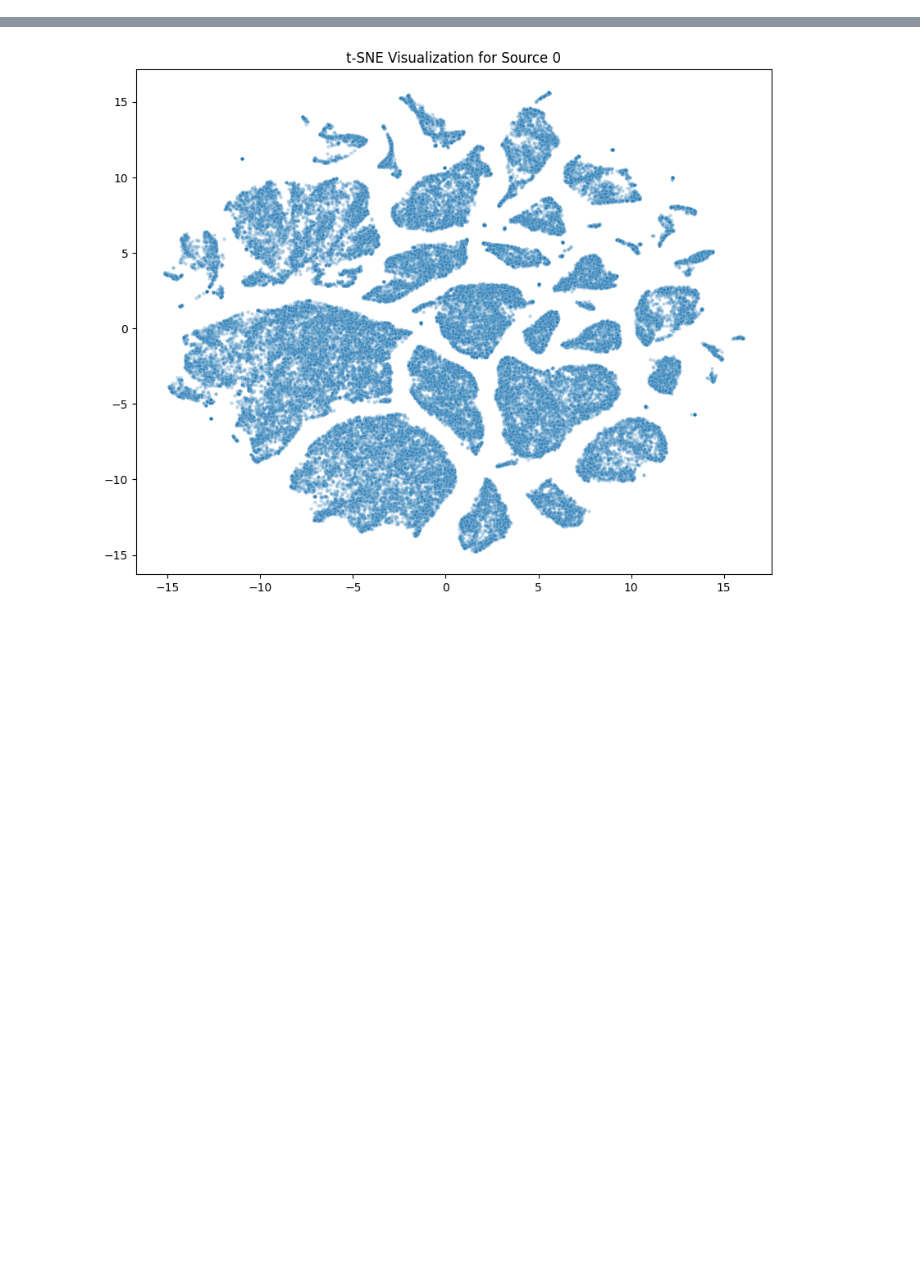
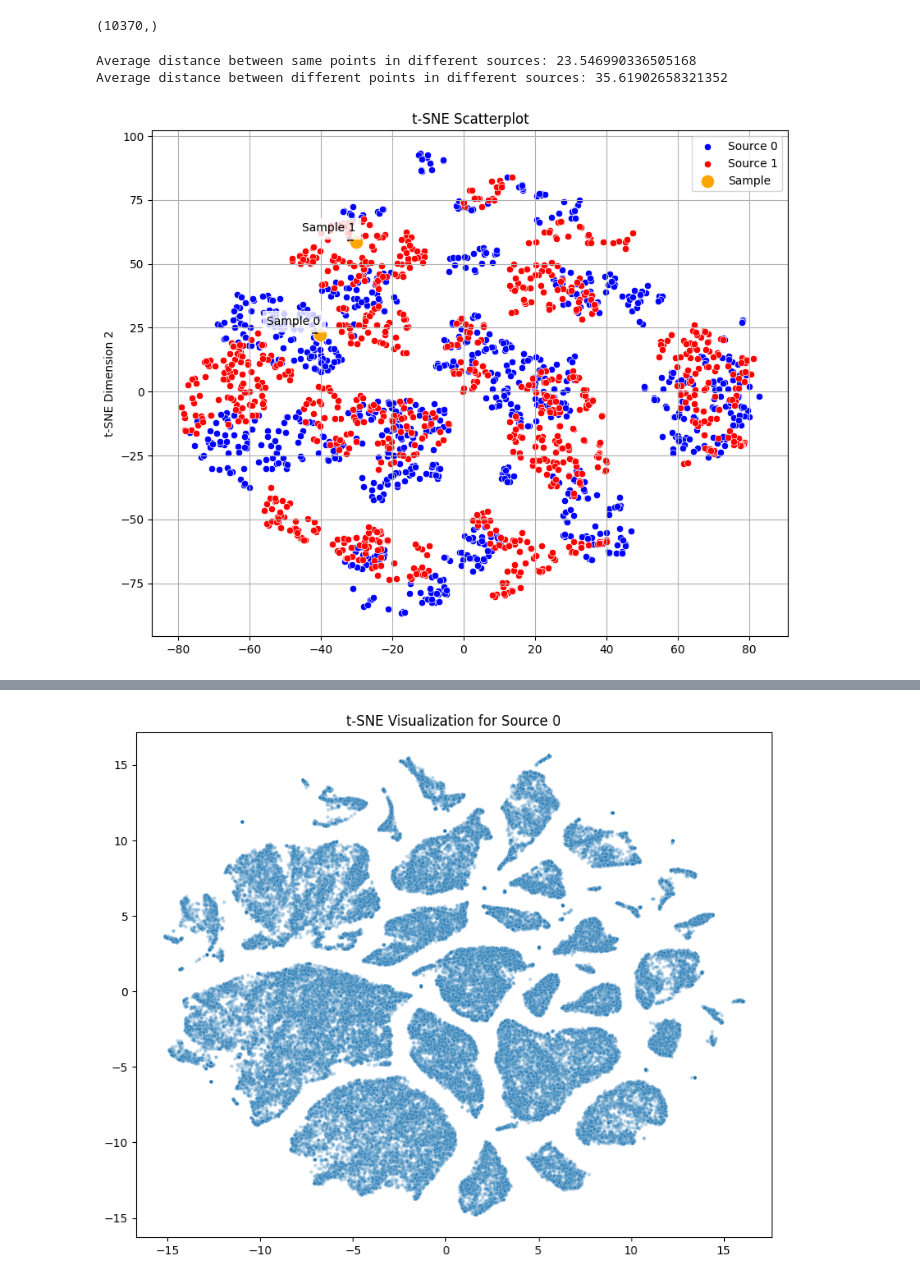
Before and after one commit to odabyskov/DeepLearningProject, a Jupyter notebook: plot/t_SNE/t_SNE_plots.ipynb, the cells around one changed output, grey strips where cells are left out. Cells and saved outputs as stored; diff of their text form; code cells hidden in the pictures; blank space fills up the shorter version.

```diff
--- a/plot/t_SNE/t_SNE_plots.ipynb
+++ b/plot/t_SNE/t_SNE_plots.ipynb
@@ -73,5 +73,83 @@ for d in data:
 x = np.array(tsne_results_x).reshape(-1)
 y = np.array(tsne_results_y).reshape(-1)
 labels = np.array(source_labels).reshape(-1)
+# %%
+print(tsne_results_x[0].shape)
+# %% [output]
+(10370,)
+# %%
+import random
+from typing import Tuple, List
+import seaborn as sns
+
+random.seed(42)
+
+def pairwise_distance(p1: Tuple[float, float], p2: Tuple[float, float]) -> float:
+    return np.sqrt((p1[0]-p2[0])**2 + (p1[1]-p2[1])**2)
+
+def abs_mean(distances: List[float]) -> float:
+    return np.mean(np.abs(distances))
+
+def sample_ranges(indicies: List[int]):
+    ranges = []
+    for idx in indicies:
+        choice = idx
+        while choice == idx:
+            choice = random.choice(indicies)
+
+        ranges.append((idx, choice))
+    return ranges
+
+sample_idx = random.sample(range(len(tsne_results_x[0])-15), 1000)
+idx_ranges = sample_ranges(sample_idx)
+
+distances1 = []
+distances2 = []
+
+for (idx1, idx2) in idx_ranges:
+    p1_1 = (tsne_results_x[0][idx1], tsne_results_y[0][idx1])
+    p2_1 = (tsne_results_x[0][idx2], tsne_results_y[0][idx2])
+    dist1 = pairwise_distance(p1_1, p2_1)
+
+    p1_2 = (tsne_results_x[1][idx1], tsne_results_y[1][idx1])
+    p2_2 = (tsne_results_x[1][idx2], tsne_results_y[1][idx2])
+    dist2 = pairwise_distance(p1_2, p2_2)
+
+    p1_uncor = (tsne_results_x[0][idx1+15], tsne_results_y[0][idx1+15])
+    p2_uncor = (tsne_results_x[0][idx2], tsne_results_y[0][idx2])
+    dist_uncor = pairwise_distance(p1_uncor, p2_uncor)
+
+    distances1.append(dist1-dist2)
+    distances2.append(dist1-dist_uncor)
+
+avg_dist_pd = abs_mean(distances1)
+avg_dist_upd = abs_mean(distances2)
+
+print(f"Average distance between same points in different sources: {avg_dist_pd}")
+print(f"Average distance between different points in different sources: {avg_dist_upd}")
+
+SAMPLE_IDX = 500
+sample_x = [tsne_results_x[0][SAMPLE_IDX], tsne_results_x[1][SAMPLE_IDX]*-1]
+sample_y = [tsne_results_y[0][SAMPLE_IDX], tsne_results_y[1][SAMPLE_IDX]]
+
+plt.figure(figsize=(10, 8))
+plt.grid(True)  # Add gridlines
+sns.scatterplot(x=tsne_results_x[0][sample_idx], y=tsne_results_y[0][sample_idx], color='blue', label='Source 0')
+sns.scatterplot(x=tsne_results_x[1][sample_idx]*(-1), y=tsne_results_y[1][sample_idx], color='red', label='Source 1')
+sns.scatterplot(x=sample_x, y=sample_y, color='orange', label='Sample', s=150)
+plt.ylabel('t-SNE Dimension 2')
+plt.legend()
+plt.title('t-SNE Scatterplot')
+
+# Add text next to the sampled points
+for i, (x, y) in enumerate(zip(sample_x, sample_y)):
+    plt.text(x - 15, y + 4, f'Sample {i}', bbox=dict(facecolor='white', alpha=0.8, edgecolor='white'))
+    plt.annotate(f'Sample {i}', (x, y), xytext=(x - 15, y + 4), arrowprops=dict(arrowstyle='->'))
+
+plt.show()
+# %% [output]
+Average distance between same points in different sources: 23.546990336505168
+Average distance between different points in different sources: 35.61902658321352
+[figure, added]
 # %%
 plt.figure(figsize=(10, 8))
```
Also changed, not shown: parts of 7 cells of this notebook, 10 other files.
